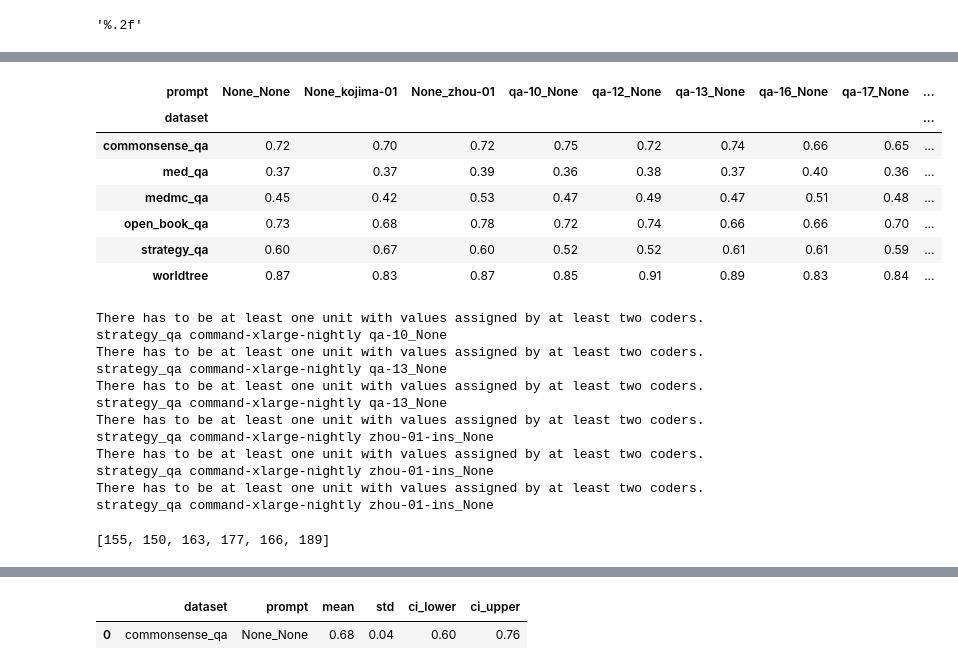
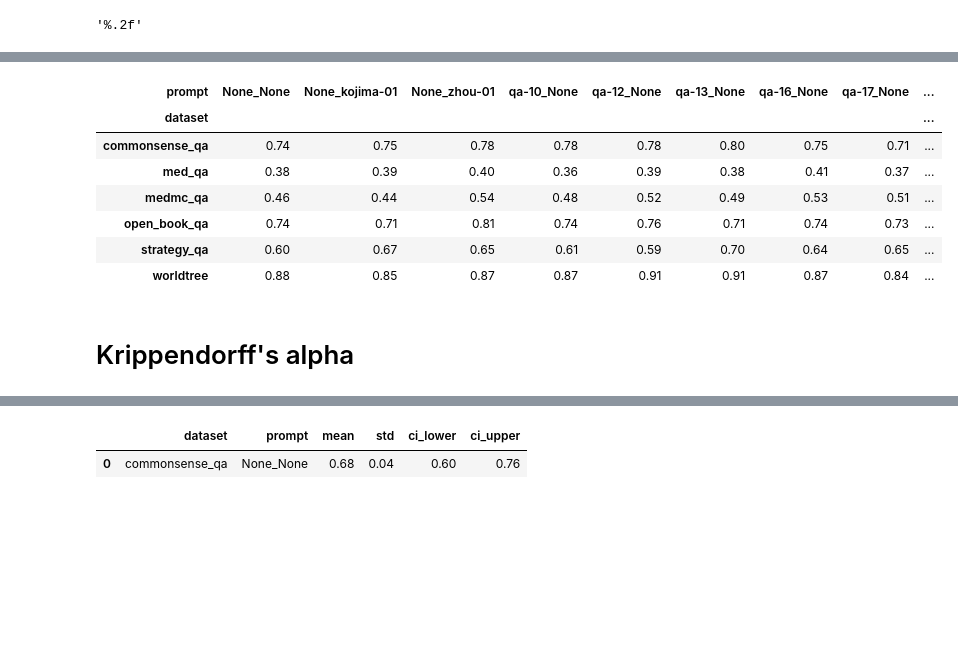
Before and after one commit to OpenBioLink/ThoughtSource, a Jupyter notebook: notebooks/internal_documentation/konstantin_saves/dataset_as_dataframe.ipynb, the cells around one changed output, grey strips where cells are left out. Cells and saved outputs as stored; diff of their text form; code cells hidden in the pictures; blank space fills up the shorter version.

```diff
--- a/notebooks/internal_documentation/konstantin_saves/dataset_as_dataframe.ipynb
+++ b/notebooks/internal_documentation/konstantin_saves/dataset_as_dataframe.ipynb
@@ -51,0 +110,3 @@ acc_dataset_model
+# %%
+df = df.dropna(subset=['correct_answer'])
+df_2 = df.copy()
@@ -52,15 +137,17 @@ acc_dataset_model
 # %%
-acc_dataset_prompt = df.groupby(["prompt", "dataset"]).mean("correct_answer").pivot_table(index="dataset", columns="prompt", values="correct_answer")
+acc_dataset_prompt = df.groupby(["prompt", "dataset"]).mean().pivot_table(index="dataset", columns="prompt", values="correct_answer")
 acc_dataset_prompt
 # %% [output]
 | prompt | None_None | None_kojima-01 | None_zhou-01 | qa-10_None | qa-12_None | qa-13_None | qa-16_None | qa-17_None | ... |
 | dataset |  |  |  |  |  |  |  |  | ... |
-| commonsense_qa | 0.72 | 0.70 | 0.72 | 0.75 | 0.72 | 0.74 | 0.66 | 0.65 | ... |
-| med_qa | 0.37 | 0.37 | 0.39 | 0.36 | 0.38 | 0.37 | 0.40 | 0.36 | ... |
-| medmc_qa | 0.45 | 0.42 | 0.53 | 0.47 | 0.49 | 0.47 | 0.51 | 0.48 | ... |
-| open_book_qa | 0.73 | 0.68 | 0.78 | 0.72 | 0.74 | 0.66 | 0.66 | 0.70 | ... |
-| strategy_qa | 0.60 | 0.67 | 0.60 | 0.52 | 0.52 | 0.61 | 0.61 | 0.59 | ... |
-| worldtree | 0.87 | 0.83 | 0.87 | 0.85 | 0.91 | 0.89 | 0.83 | 0.84 | ... |
+| commonsense_qa | 0.74 | 0.75 | 0.78 | 0.78 | 0.78 | 0.80 | 0.75 | 0.71 | ... |
+| med_qa | 0.38 | 0.39 | 0.40 | 0.36 | 0.39 | 0.38 | 0.41 | 0.37 | ... |
+| medmc_qa | 0.46 | 0.44 | 0.54 | 0.48 | 0.52 | 0.49 | 0.53 | 0.51 | ... |
+| open_book_qa | 0.74 | 0.71 | 0.81 | 0.74 | 0.76 | 0.71 | 0.74 | 0.73 | ... |
+| strategy_qa | 0.60 | 0.67 | 0.65 | 0.61 | 0.59 | 0.70 | 0.64 | 0.65 | ... |
+| worldtree | 0.88 | 0.85 | 0.87 | 0.87 | 0.91 | 0.91 | 0.87 | 0.84 | ... |
+# %% [markdown]
+# Krippendorff's alpha
 # %%
 # KRIPPENDORFF ALPHA all datasets together, pooling over datasets
 # Define bootstrapping parameters
@@ -84,20 +171,14 @@ for (model, prompt), group in df.groupby(['model', 'prompt']):
         indices = answer_label.index
         answer_from_choices = random_group.loc[indices, 'answer_from_choices']
 
-        # since we only sample from few samples here, sometimes there are only samples with no label sampled
-        try:
-            metric = krippendorff.alpha(reliability_data=[list(answer_label), list(answer_from_choices)], level_of_measurement='nominal')
-            dataset_means[random_dataset].append(metric)
+        metric = krippendorff.alpha(reliability_data=[list(answer_label), list(answer_from_choices)], level_of_measurement='nominal')
+        # there seem to be negative values, which are corrected to zero
+        if metric < 0:
+            metric = 0
+        dataset_means[random_dataset].append(metric)
 
-        except Exception as e:
-                print(e)
-                print(random_dataset, model, prompt)
-                continue
-
-
-    all_means = [np.mean(means) for means in dataset_means.values()]
+    all_means = np.concatenate(list(dataset_means.values()))
     mean = np.mean(all_means)
-    std = np.std(all_means)
 
     # Calculate the pooled standard deviation
     dataset_stds = {dataset: np.std(means) for dataset, means in dataset_means.items()}
@@ -117,30 +198,13 @@ for (model, prompt), group in df.groupby(['model', 'prompt']):
         'model': model,
         'prompt': prompt,
         'mean': mean,
-        'std': std,
+        'std': pooled_std_dev,
         'ci_lower': ci_lower,
         'ci_upper': ci_upper
     })
 
 # Convert the results to a DataFrame
 results_df = pd.DataFrame(results)
-# %% [output]
-There has to be at least one unit with values assigned by at least two coders.
-strategy_qa command-xlarge-nightly qa-10_None
-There has to be at least one unit with values assigned by at least two coders.
-strategy_qa command-xlarge-nightly qa-13_None
-There has to be at least one unit with values assigned by at least two coders.
-strategy_qa command-xlarge-nightly qa-13_None
-There has to be at least one unit with values assigned by at least two coders.
-strategy_qa command-xlarge-nightly zhou-01-ins_None
-There has to be at least one unit with values assigned by at least two coders.
-strategy_qa command-xlarge-nightly zhou-01-ins_None
-There has to be at least one unit with values assigned by at least two coders.
-strategy_qa command-xlarge-nightly zhou-01-ins_None
-# %%
-[len(x) for x in dataset_means.values()]
-# %% [output]
-[155, 150, 163, 177, 166, 189]
 # %%
 kripp_model_prompt = results_df.copy()
 kripp_model_prompt.head(1)
```
Also changed, not shown: parts of 47 cells of this notebook.
